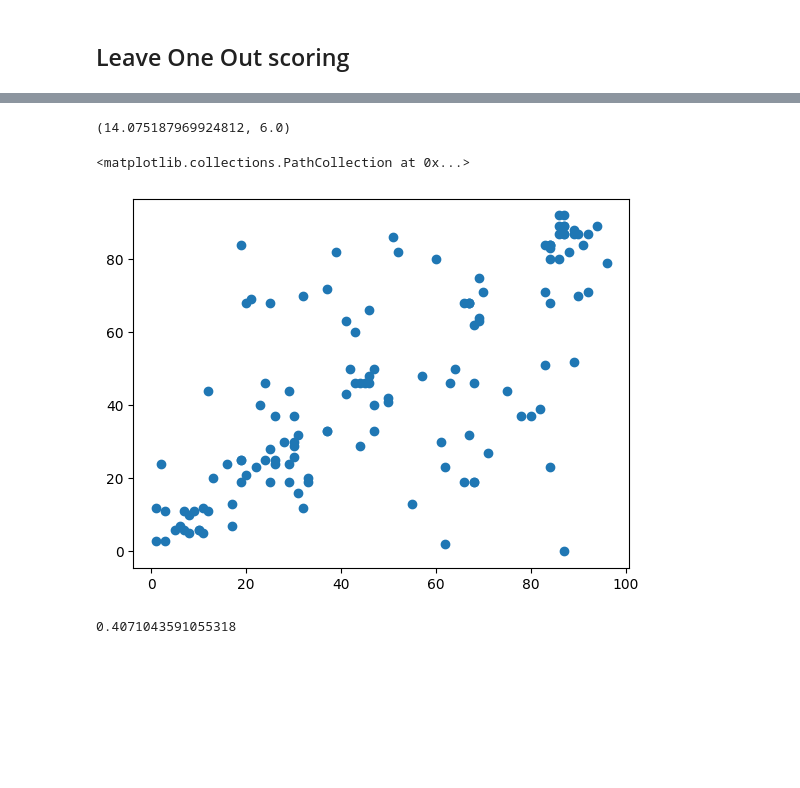
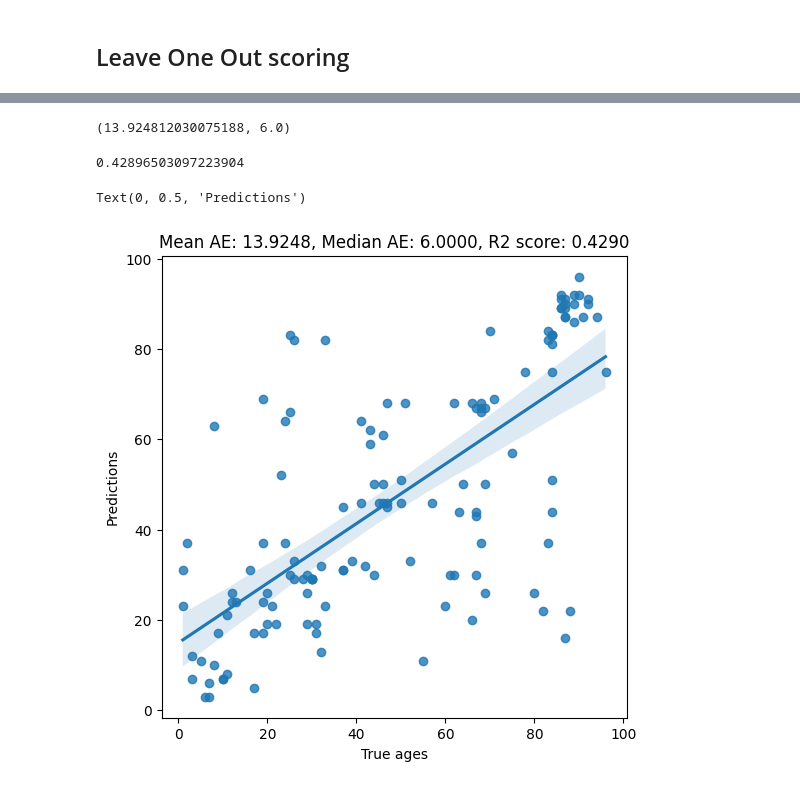
Before and after one commit to Bala-A87/CS6024-Age-prediction, a Jupyter notebook: code/modeling.ipynb, the cells around one changed output, grey strips where cells are left out. Saved outputs shown, nothing was run; the diff lists cells and outputs as text; code cells hidden in the pictures; blank space fills up the shorter version.

```diff
--- a/code/modeling.ipynb
+++ b/code/modeling.ipynb
@@ -15,3 +13,7 @@ data, labels = get_processed_data(var_thresh=0.01)
+# %%
+from sklearn.feature_selection import mutual_info_regression, mutual_info_classif
+
+data, labels = get_processed_data(corr_thresh=0.9, minmax_scale=True, var_thresh=0.01, k_to_select=25)
 # %% [markdown]
 ## Ensemble model
 
@@ -37,7 +39,7 @@ from sklearn.metrics import mean_absolute_error, median_absolute_error
 splitter = LeaveOneOut()
 true_labels = []
 pred_labels = []
-base_estimator = SVC(kernel='linear')
+base_estimator = LDA(solver='eigen', shrinkage='auto')
 
 for fold, (train_ind, val_ind) in enumerate(splitter.split(data)):
     model = VotingClassifier(20, base_estimator)
@@ -71,17 +81,23 @@ mean_error = mean_absolute_error(np.array(true_labels), np.array(pred_labels))
 median_error = median_absolute_error(np.array(true_labels), np.array(pred_labels))
 mean_error, median_error
 # %% [output]
-(14.075187969924812, 6.0)
+(13.924812030075188, 6.0)
-# %%
-import matplotlib.pyplot as plt
-
-plt.scatter(true_labels, pred_labels)
-# %% [output]
-<matplotlib.collections.PathCollection at 0x...>
-[figure, removed]
 # %%
 from sklearn.metrics import r2_score
 
-r2_score(np.array(true_labels), np.array(pred_labels))
+r2 = r2_score(np.array(true_labels), np.array(pred_labels))
+r2
 # %% [output]
-0.4071043591055318
+0.42896503097223904
+# %%
+from seaborn import regplot
+import matplotlib.pyplot as plt
+
+plt.figure(figsize=(6, 6))
+regplot(x=true_labels, y=pred_labels)
+plt.title(f'Mean AE: {mean_error:.4f}, Median AE: {median_error:.4f}, R2 score: {r2:.4f}')
+plt.xlabel('True ages')
+plt.ylabel('Predictions')
+# %% [output]
+Text(0, 0.5, 'Predictions')
+[figure, added]
```
Also changed, not shown: parts of 2 cells of this notebook, 2 other files.
